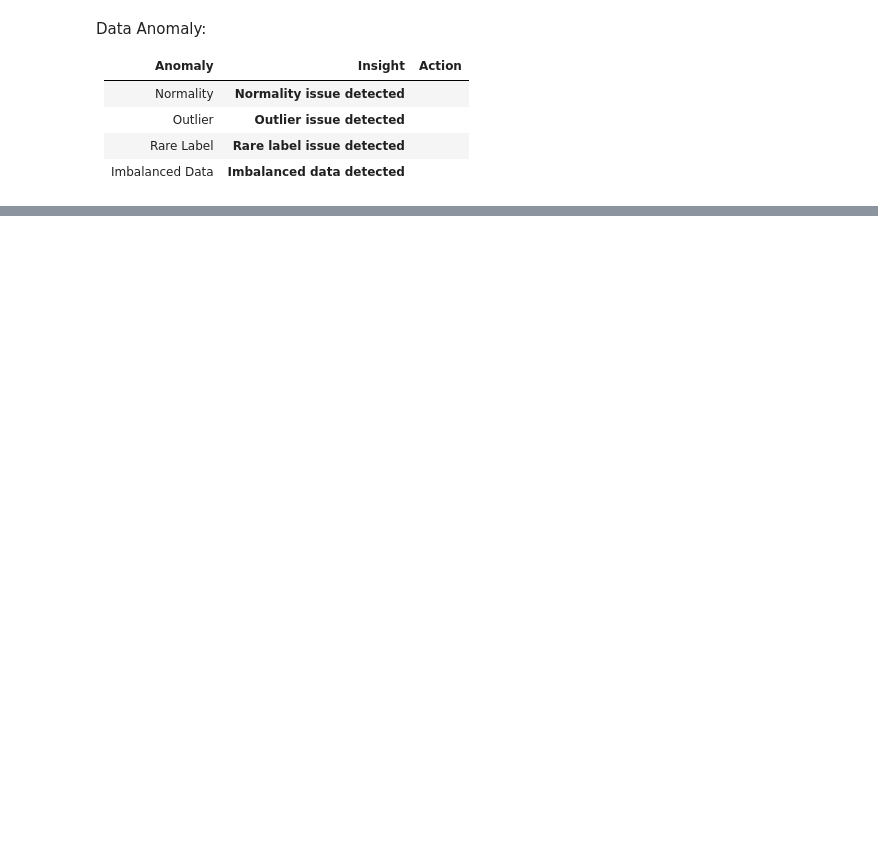
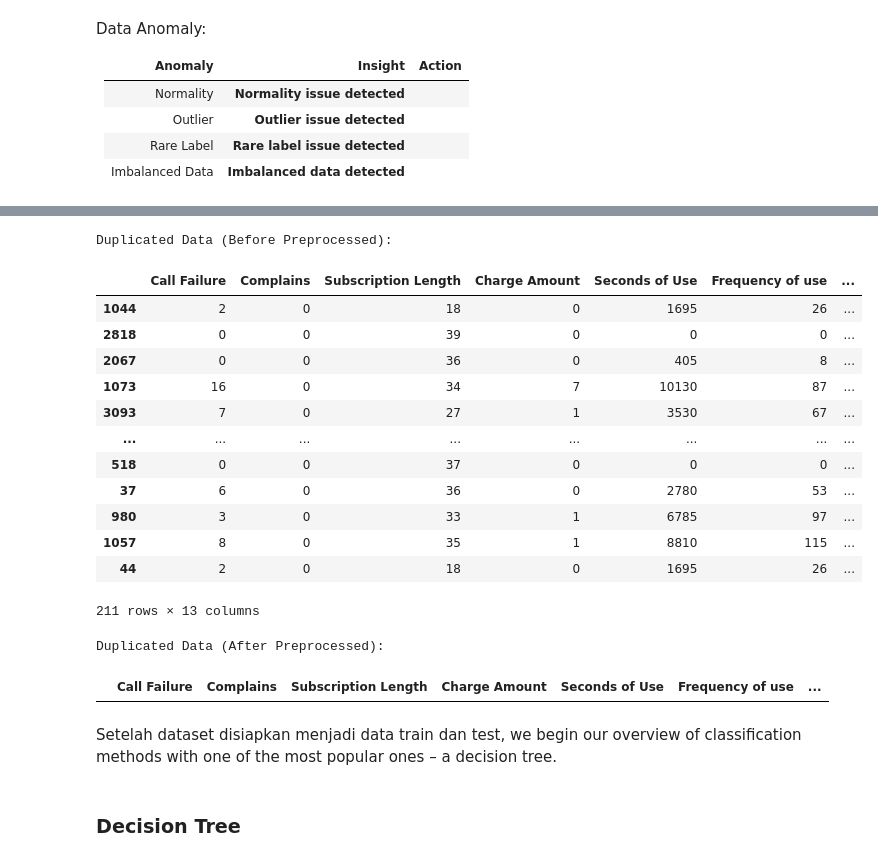
Before and after one commit to garudapaksi-yusuf/Iranian_Telecom_Churn, a Jupyter notebook: notebook/notebook.ipynb, the cells around one changed output, grey strips where cells are left out. Cells and saved outputs as stored; diff of their text form; code cells hidden in the pictures; blank space fills up the shorter version.

Commit message:
train-test split

```diff
--- a/notebook/notebook.ipynb
+++ b/notebook/notebook.ipynb
@@ -1191,0 +1337,30 @@ Data Anomaly:
+# %%
+from sklearn.base import BaseEstimator, TransformerMixin
+
+class CustomPreprocessor(BaseEstimator, TransformerMixin):
+    def __init__(self):
+        pass
+
+    def fit(self, X, y=None):
+        return self
+
+    def transform(self, X, y=None):
+
+        X = X.copy()
+
+        X_columns_splitted = X.columns.str.split()
+        X.columns = X_columns_splitted.str.join(sep=" ")
+
+        for column in boolean_columns:
+            if column == "Churn":
+                pass
+            else:
+                X[column] = X[column].astype(dtype="bool")
+        for column in categorical_columns:
+            X[column] = X[column].astype(dtype="object")
+
+        X = X.drop_duplicates(keep="first")
+
+        X = X.drop(columns="Age")
+
+        return X
@@ -1191,0 +1378,3 @@ Data Anomaly:
+# %%
+preprocessor = CustomPreprocessor()
+X_train_preprocessed = preprocessor.fit_transform(X=X_train)
@@ -1191,0 +1451,27 @@ Data Anomaly:
+# %%
+print("Duplicated Data (Before Preprocessed):")
+display(X_train[X_train.duplicated()])
+
+print("Duplicated Data (After Preprocessed):")
+display(X_train_preprocessed[X_train_preprocessed.duplicated()])
+# %% [output]
+Duplicated Data (Before Preprocessed):
+|  | Call Failure | Complains | Subscription Length | Charge Amount | Seconds of Use | Frequency of use | ... |
+| 1044 | 2 | 0 | 18 | 0 | 1695 | 26 | ... |
+| 2818 | 0 | 0 | 39 | 0 | 0 | 0 | ... |
+| 2067 | 0 | 0 | 36 | 0 | 405 | 8 | ... |
+| 1073 | 16 | 0 | 34 | 7 | 10130 | 87 | ... |
+| 3093 | 7 | 0 | 27 | 1 | 3530 | 67 | ... |
+| ... | ... | ... | ... | ... | ... | ... | ... |
+| 518 | 0 | 0 | 37 | 0 | 0 | 0 | ... |
+| 37 | 6 | 0 | 36 | 0 | 2780 | 53 | ... |
+| 980 | 3 | 0 | 33 | 1 | 6785 | 97 | ... |
+| 1057 | 8 | 0 | 35 | 1 | 8810 | 115 | ... |
+| 44 | 2 | 0 | 18 | 0 | 1695 | 26 | ... |
+211 rows × 13 columns
+Duplicated Data (After Preprocessed):
+|  | Call Failure | Complains | Subscription Length | Charge Amount | Seconds of Use | Frequency of use | ... |
+# %% [markdown]
+Setelah dataset disiapkan menjadi data train dan test, we begin our overview of classification methods with one of the most popular ones – a decision tree.
+# %% [markdown]
+### Decision Tree
```
Also changed, not shown: parts of 74 cells of this notebook.
